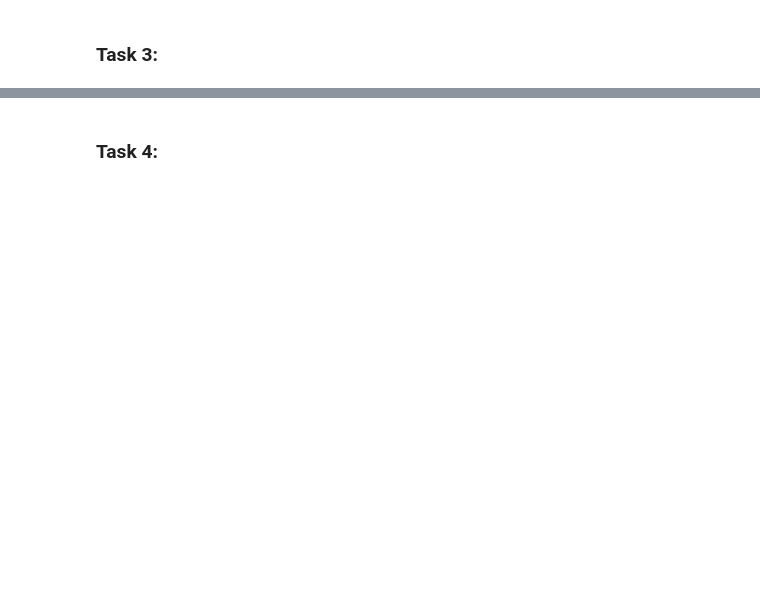
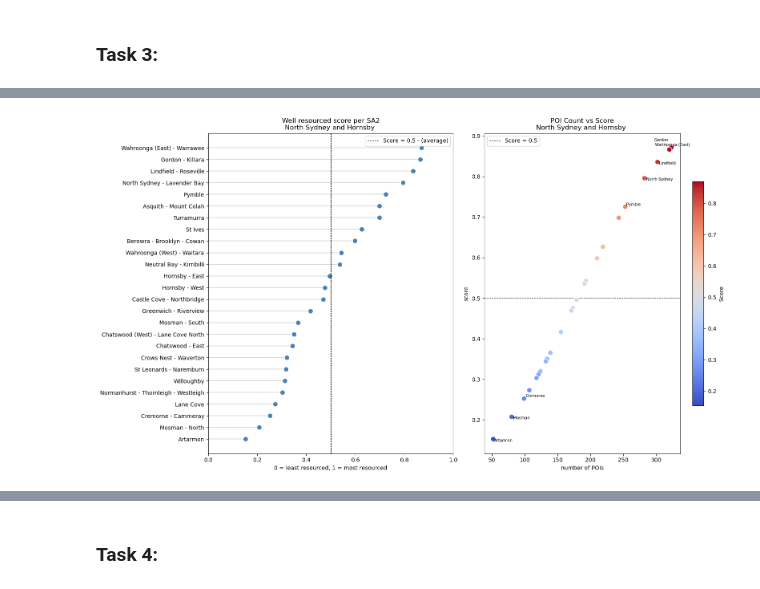
Before and after one commit to Rven66/DATA2001-Assignment_1, a Jupyter notebook: DATA2001-Assignment_1.ipynb, the cells around one changed output, grey strips where cells are left out. Drawn from its saved outputs; the diff is of its cells as text; code cells hidden in the pictures; blank space fills up the shorter version.

Commit message:
task 3 + task 4 map - Arnav

```diff
--- a/DATA2001-Assignment_1.ipynb
+++ b/DATA2001-Assignment_1.ipynb
@@ -2180,7 +2180,7 @@ Saved to data/poi_eastern_suburbs.csv
 # %%
 # Filters to chosen SA4
 sa2_my_area4 = sa2_sydney[
-    sa2_sydney["SA4_CODE21"] == "INPUT SA4 CODE HERE" #REPLACE THIS PART WITH YOUR CHOSEN SA4
+    sa2_sydney["SA4_CODE21"] == "121" #REPLACE THIS PART WITH YOUR CHOSEN SA4
 ].copy()
 # %% [markdown]
 #### Task 2.1: Develop Function
@@ -2379,2 +2396,96 @@ NameError: name 'df_all_pois_area4' is not defined
 # %% [markdown]
 ### Task 3:
+# %%
+poi_counts4 = (
+    result_my_area4
+    .groupby(["SA2_NAME21"])
+    .size()
+    .reset_index(name="poi_count")
+)
+
+poi_counts4 = poi_counts4[poi_counts4["poi_count"] > 0].copy()
+
+mean_poi4 = poi_counts4["poi_count"].mean()
+std_poi4  = poi_counts4["poi_count"].std()
+poi_counts4["z_poi"] = (poi_counts4["poi_count"] - mean_poi4) / std_poi4
+
+poi_counts4["score"] = expit(poi_counts4["z_poi"])
+
+poi_counts4 = poi_counts4.sort_values("score", ascending=False).reset_index(drop=True)
+
+print("SA4 121 — North Sydney and Hornsby")
+print(f"Mean POI count : {mean_poi4:.1f}")
+print(f"Std  POI count : {std_poi4:.1f}")
+print(f"Score range    : {poi_counts4['score'].min():.4f} → {poi_counts4['score'].max():.4f}")
+print()
+print(poi_counts4[["SA2_NAME21", "poi_count", "z_poi", "score"]].to_string(index=False))
+
+fig, axes = plt.subplots(1, 2, figsize=(16, max(6, len(poi_counts4) * 0.35)))
+
+sorted_asc = poi_counts4.sort_values("score")
+
+axes[0].hlines(
+    sorted_asc["SA2_NAME21"], 0, sorted_asc["score"],
+    color="lightgrey", linewidth=1.2, zorder=1
+)
+axes[0].scatter(
+    sorted_asc["score"], sorted_asc["SA2_NAME21"],
+    color="steelblue", s=80, zorder=2, edgecolors="white"
+)
+axes[0].axvline(x=0.5, color="black", linewidth=0.8, linestyle="--", label="Score = 0.5 - (average)")
+axes[0].set_title("Well resourced score per SA2\nNorth Sydney and Hornsby ")
+axes[0].set_xlabel("0 = least resourced, 1 = most resourced")
+axes[0].set_xlim(0, 1)
+axes[0].legend()
+
+sc = axes[1].scatter(
+    poi_counts4["poi_count"], poi_counts4["score"],
+    c=poi_counts4["score"], cmap="coolwarm", s=80, edgecolors="white", zorder=3
+)
+plt.colorbar(sc, ax=axes[1], label="Score", shrink=0.7)
+axes[1].axhline(y=0.5, color="black", linewidth=0.8, linestyle="--", label="Score = 0.5")
+axes[1].set_title("POI Count vs Score\nNorth Sydney and Hornsby ")
+axes[1].set_xlabel("number of POIs")
+axes[1].set_ylabel("score")
+axes[1].legend()
+
+label_rows = pd.concat([poi_counts4.head(5), poi_counts4.tail(3)])
+texts = []
+for _, row in label_rows.iterrows():
+    t = axes[1].text(
+        row["poi_count"], row["score"],
+        row["SA2_NAME21"].split(" - ")[0],
+        fontsize=7
+    )
+    texts.append(t)
+adjust_text(texts, ax=axes[1], arrowprops=dict(arrowstyle="-", color="grey", lw=0.5))
+
+plt.tight_layout()
+plt.savefig("task3_scores_121.png", dpi=150, bbox_inches="tight")
+plt.show()
+
+print("\nScore distribution - North Sydney and Hornsby")
+print(poi_counts4["score"].describe().round(4))
+print()
+
+top    = poi_counts4.iloc[0]
+bottom = poi_counts4.iloc[-1]
+above  = poi_counts4[poi_counts4["score"] >= 0.5]
+below  = poi_counts4[poi_counts4["score"] <  0.5]
+
+print(f"Most  well resourced : {top['SA2_NAME21']}")
+print(f"  POIs: {top['poi_count']}  |  z-score: {top['z_poi']:.2f}  |  Score: {top['score']:.4f}")
+print()
+print(f"Least well resourced : {bottom['SA2_NAME21']}")
+print(f"  POIs: {bottom['poi_count']}  |  z-score: {bottom['z_poi']:.2f}  |  Score: {bottom['score']:.4f}")
+print()
+print(f"SA2s scoring ≥ 0.5 - above average : {len(above)} / {len(poi_counts4)}")
+print(f"SA2s scoring <  0.5 - below average : {len(below)} / {len(poi_counts4)}")
+print()
+print("Reasoning:")
+print("  The raw POI count gets normalised to a z score so that the scoring reflects")
+print("  a relative resource density across SA2s in the region and not absolute numbers.")
+print("  The sigmoid maps any real valued z score to (0, 1): an SA2 that has exactly")
+print("  the mean POI count scores 0.5 and above average SA2s score > 0.5")
+print("  while below average SA2s score < 0.5.")
+# %% [output]
@@ -2380,0 +2509 @@ NameError: name 'df_all_pois_area4' is not defined
+[figure, added]
```
Also changed, not shown: parts of 7 cells of this notebook, 2 other files.
